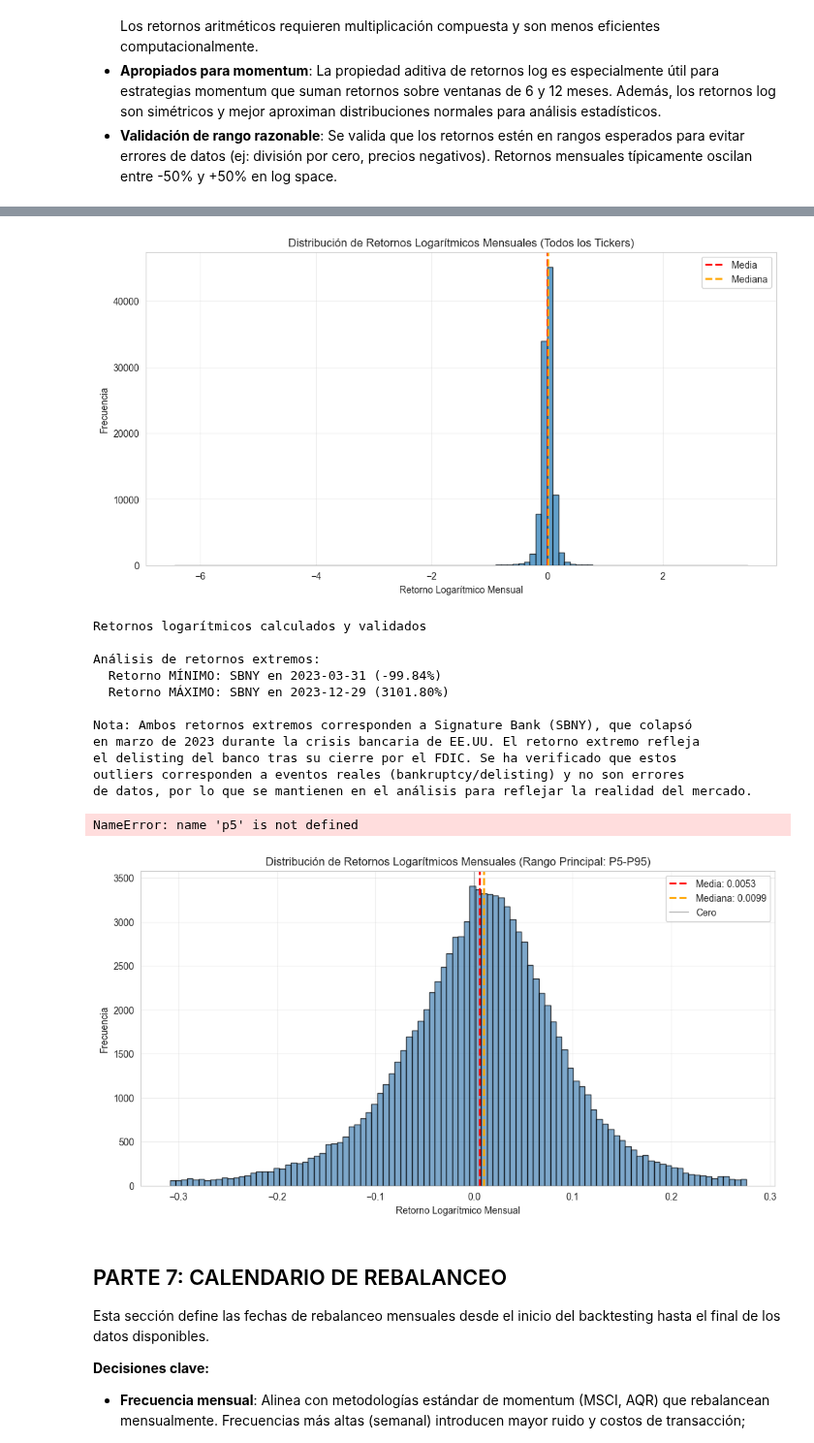
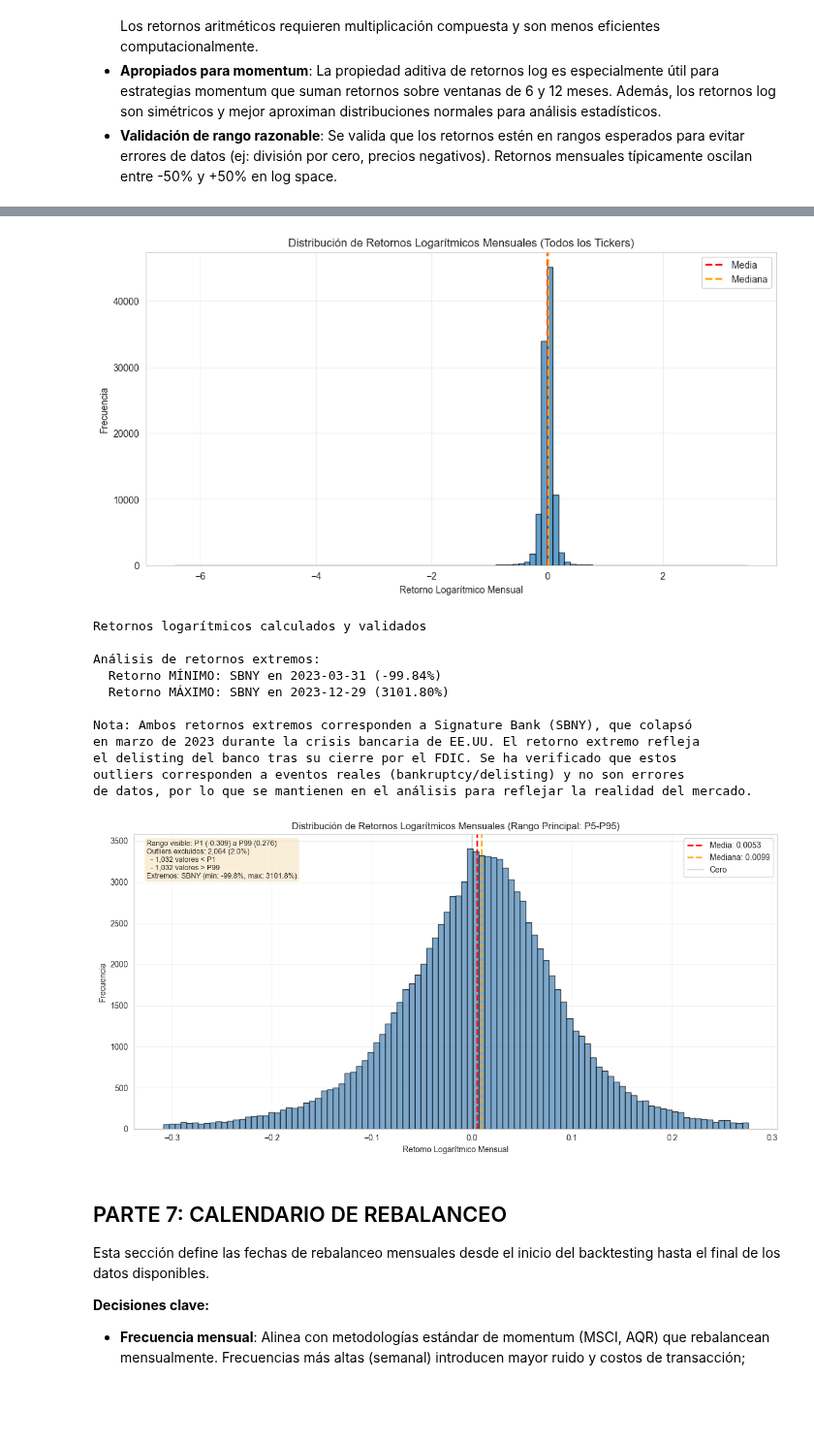
Before and after one commit to Romequinco/TAREA_BACKTESTING, a Jupyter notebook: notebooks/02_EDA_Preparacion.ipynb, the cells around one changed output, grey strips where cells are left out. Shown at 97% size. Cells and saved outputs as stored; diff of their text form; code cells hidden in the pictures; blank space fills up the shorter version.

```diff
--- a/notebooks/02_EDA_Preparacion.ipynb
+++ b/notebooks/02_EDA_Preparacion.ipynb
@@ -538,7 +538,7 @@ total_outliers = n_outliers_low + n_outliers_high
 pct_outliers = (total_outliers / len(valid_returns)) * 100
 
 ax.text(0.02, 0.98,
-        f'Rango visible: P1 ({p5:.3f}) a P99 ({p95:.3f})\n'
+        f'Rango visible: P1 ({p1:.3f}) a P99 ({p99:.3f})\n'
         f'Outliers excluidos: {total_outliers:,} ({pct_outliers:.1f}%)\n'
         f'  - {n_outliers_low:,} valores < P1\n'
         f'  - {n_outliers_high:,} valores > P99\n'
@@ -546,35 +546,34 @@ ax.text(0.02, 0.98,
         transform=ax.transAxes, fontsize=9, verticalalignment='top',
         bbox=dict(boxstyle='round', facecolor='wheat', alpha=0.5))
 
 plt.tight_layout()
 plt.show()
 # %% [output]
 ======================================================================
 CÁLCULO DE RETORNOS LOGARÍTMICOS
 ======================================================================
 Retornos mensuales: (146, 845)
 Primer mes con retornos: 2014-01-31 00:00:00
 
 Validaciones de retornos:
   Infinitos: 0
   Min retorno: -6.4436 (-99.84%)
   Max retorno: 3.4663 (3101.80%)
   Media: 0.0053 (0.53%)
   Std: 0.1188
 [figure]
 Retornos logarítmicos calculados y validados
 
 Análisis de retornos extremos:
   Retorno MÍNIMO: SBNY en 2023-03-31 (-99.84%)
   Retorno MÁXIMO: SBNY en 2023-12-29 (3101.80%)
 
 Nota: Ambos retornos extremos corresponden a Signature Bank (SBNY), que colapsó
 en marzo de 2023 durante la crisis bancaria de EE.UU. El retorno extremo refleja
 el delisting del banco tras su cierre por el FDIC. Se ha verificado que estos
 outliers corresponden a eventos reales (bankruptcy/delisting) y no son errores
 de datos, por lo que se mantienen en el análisis para reflejar la realidad del mercado.
-NameError: name 'p5' is not defined
-[figure, old version]
+[figure, new version]
 # %% [markdown]
 ## PARTE 7: CALENDARIO DE REBALANCEO
 
```
Also changed, not shown: parts of 2 cells of this notebook.
